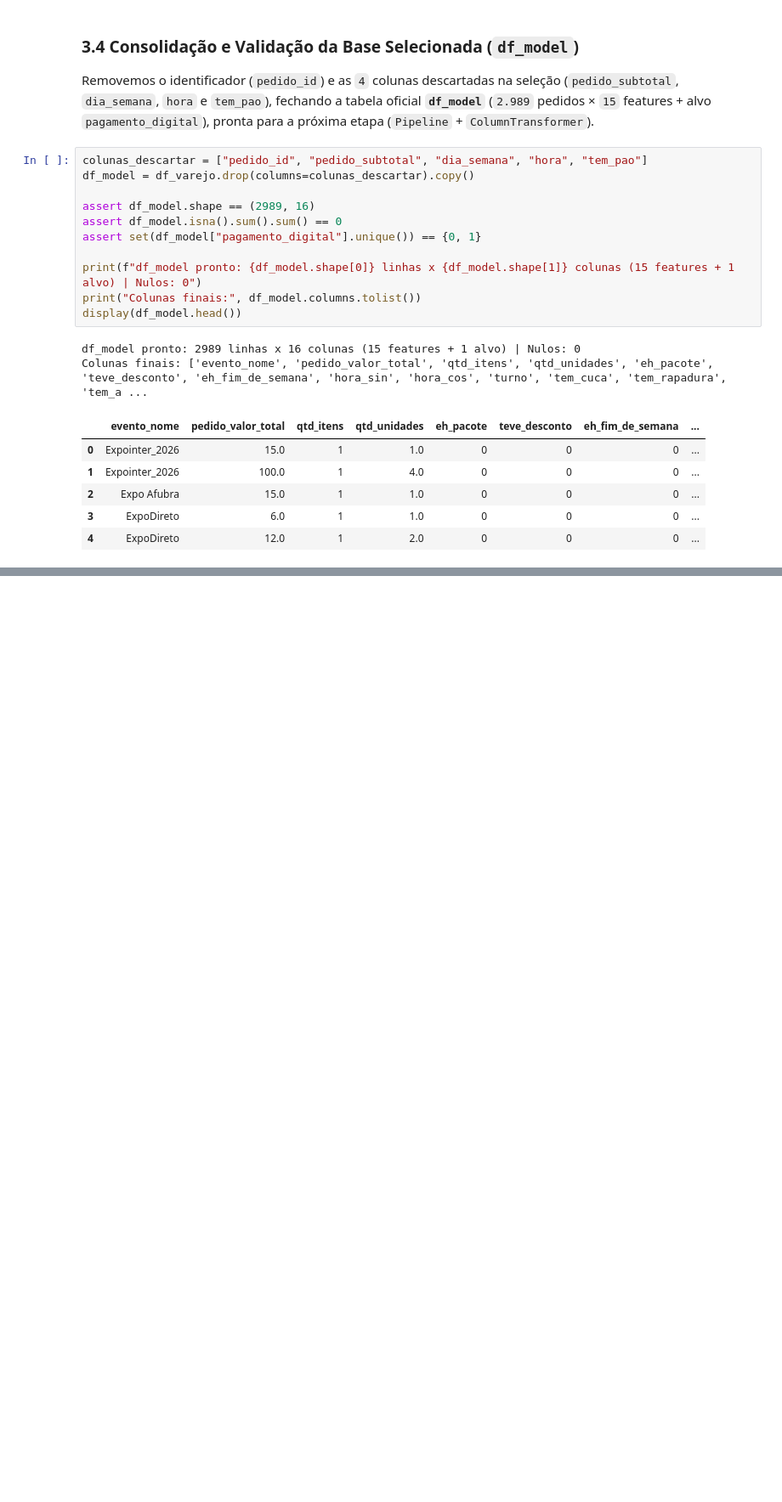
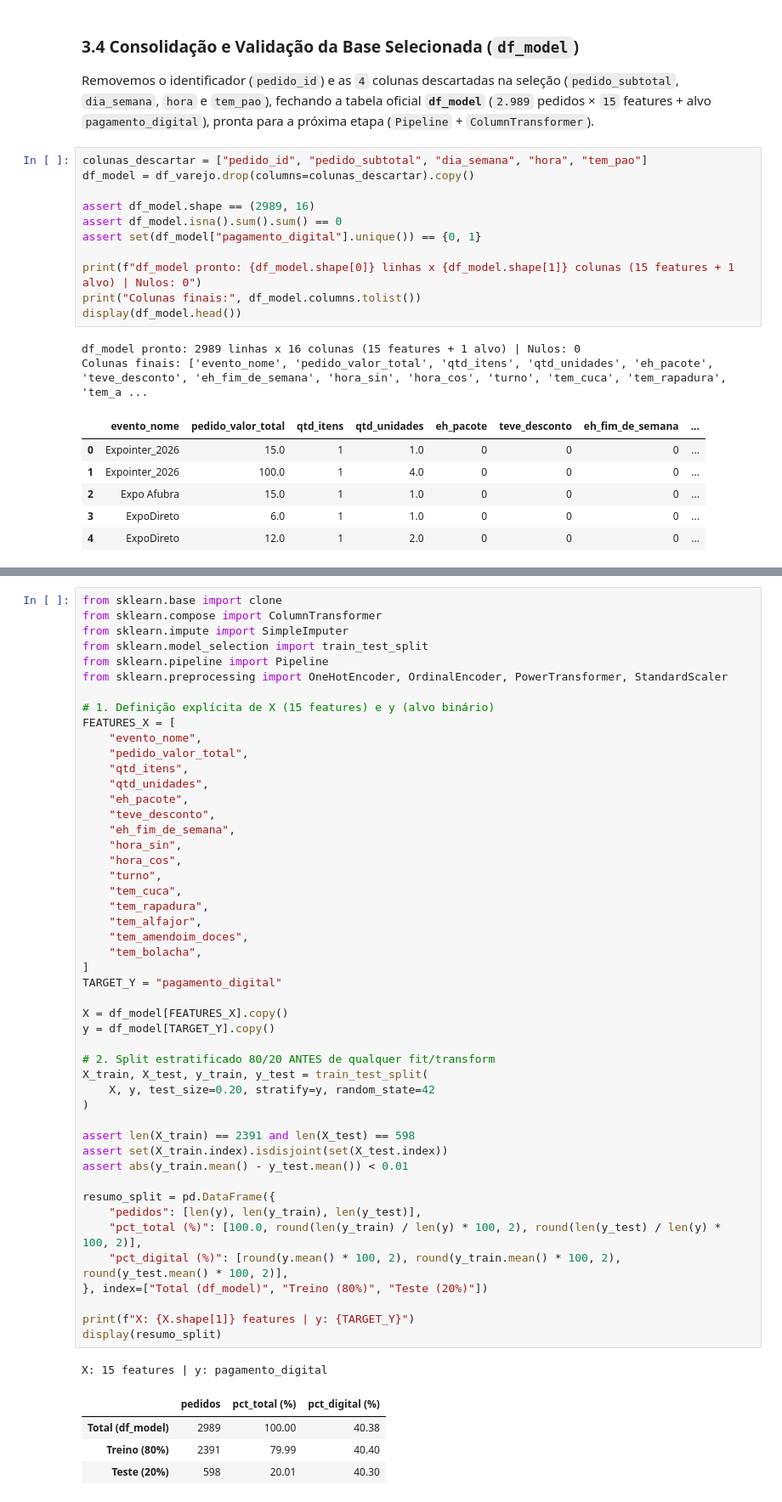
Before and after one commit to SIS-AMF/2026-2_trabalho_g2_cd, a Jupyter notebook: trabalho_g2.ipynb, the cells around one changed output, grey strips where cells are left out. Shown at 85% size. Cells and saved outputs as stored; diff of their text form; blank space fills up the shorter version.

```diff
--- a/trabalho_g2.ipynb
+++ b/trabalho_g2.ipynb
@@ -866,0 +874,54 @@ Colunas finais: ['evento_nome', 'pedido_valor_total', 'qtd_itens', 'qtd_unidades
+# %%
+from sklearn.base import clone
+from sklearn.compose import ColumnTransformer
+from sklearn.impute import SimpleImputer
+from sklearn.model_selection import train_test_split
+from sklearn.pipeline import Pipeline
+from sklearn.preprocessing import OneHotEncoder, OrdinalEncoder, PowerTransformer, StandardScaler
+
+# 1. Definição explícita de X (15 features) e y (alvo binário)
+FEATURES_X = [
+    "evento_nome",
+    "pedido_valor_total",
+    "qtd_itens",
+    "qtd_unidades",
+    "eh_pacote",
+    "teve_desconto",
+    "eh_fim_de_semana",
+    "hora_sin",
+    "hora_cos",
+    "turno",
+    "tem_cuca",
+    "tem_rapadura",
+    "tem_alfajor",
+    "tem_amendoim_doces",
+    "tem_bolacha",
+]
+TARGET_Y = "pagamento_digital"
+
+X = df_model[FEATURES_X].copy()
+y = df_model[TARGET_Y].copy()
+
+# 2. Split estratificado 80/20 ANTES de qualquer fit/transform
+X_train, X_test, y_train, y_test = train_test_split(
+    X, y, test_size=0.20, stratify=y, random_state=42
+)
+
+assert len(X_train) == 2391 and len(X_test) == 598
+assert set(X_train.index).isdisjoint(set(X_test.index))
+assert abs(y_train.mean() - y_test.mean()) < 0.01
+
+resumo_split = pd.DataFrame({
+    "pedidos": [len(y), len(y_train), len(y_test)],
+    "pct_total (%)": [100.0, round(len(y_train) / len(y) * 100, 2), round(len(y_test) / len(y) * 100, 2)],
+    "pct_digital (%)": [round(y.mean() * 100, 2), round(y_train.mean() * 100, 2), round(y_test.mean() * 100, 2)],
+}, index=["Total (df_model)", "Treino (80%)", "Teste (20%)"])
+
+print(f"X: {X.shape[1]} features | y: {TARGET_Y}")
+display(resumo_split)
+# %% [output]
+X: 15 features | y: pagamento_digital
+|  | pedidos | pct_total (%) | pct_digital (%) |
+| Total (df_model) | 2989 | 100.00 | 40.38 |
+| Treino (80%) | 2391 | 79.99 | 40.40 |
+| Teste (20%) | 598 | 20.01 | 40.30 |
```
Also changed, not shown: parts of 5 cells of this notebook, 2 other files.
